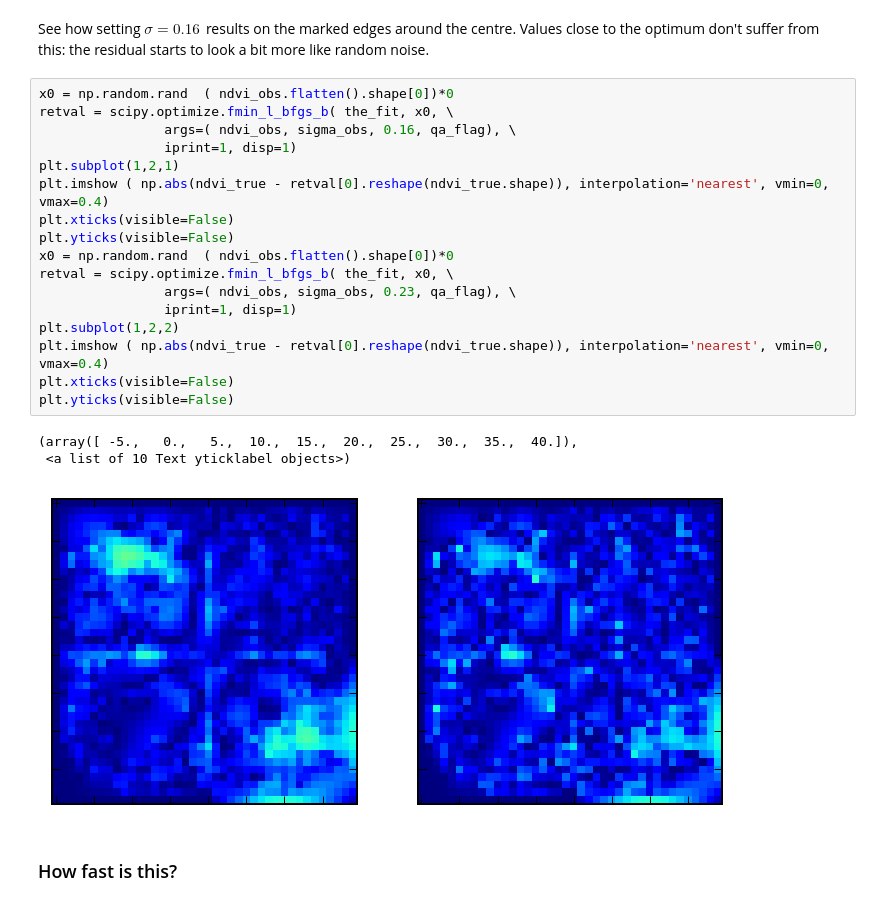
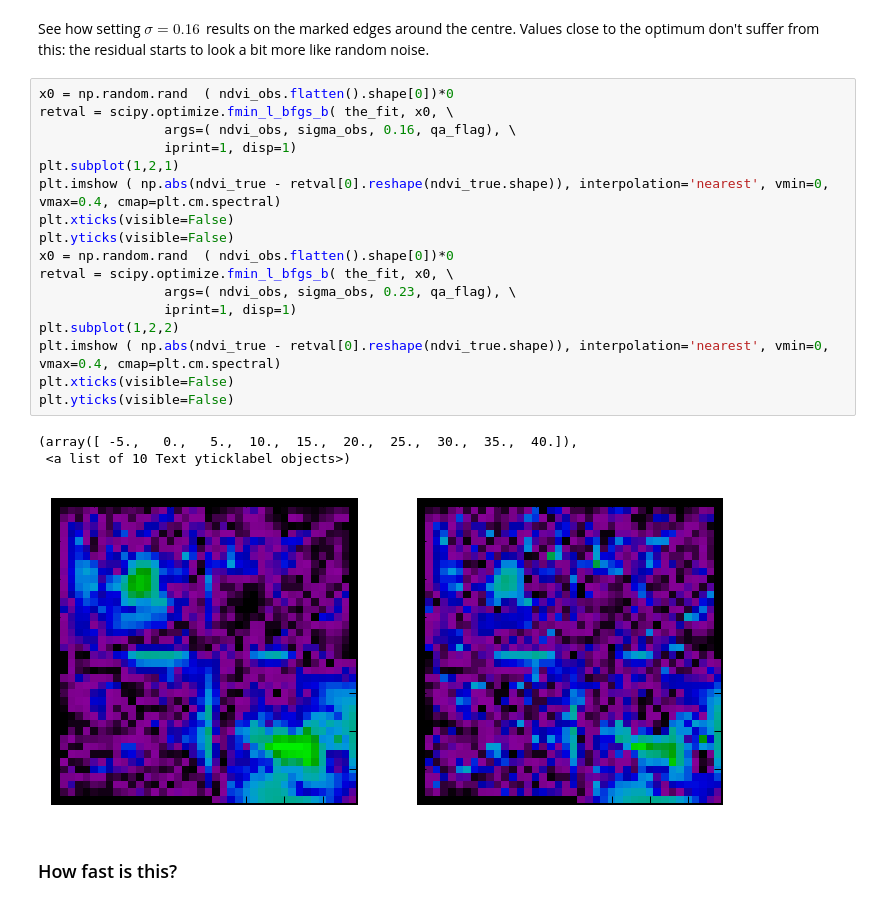
Before and after one commit to maxchernet/toy_eoldas, a Jupyter notebook: SpatialSmoothing.ipynb, the cells around one changed output. Cells and saved outputs as stored; diff of their text form.

```diff
--- a/SpatialSmoothing.ipynb
+++ b/SpatialSmoothing.ipynb
@@ -255,24 +255,24 @@ See how setting $\sigma=0.16\,$ results on the marked edges around the centre. V
 # %%
 x0 = np.random.rand  ( ndvi_obs.flatten().shape[0])*0
 retval = scipy.optimize.fmin_l_bfgs_b( the_fit, x0, \
                 args=( ndvi_obs, sigma_obs, 0.16, qa_flag), \
                 iprint=1, disp=1)
 plt.subplot(1,2,1)
-plt.imshow ( np.abs(ndvi_true - retval[0].reshape(ndvi_true.shape)), interpolation='nearest', vmin=0, vmax=0.4)
+plt.imshow ( np.abs(ndvi_true - retval[0].reshape(ndvi_true.shape)), interpolation='nearest', vmin=0, vmax=0.4, cmap=plt.cm.spectral)
 plt.xticks(visible=False)
 plt.yticks(visible=False)
 x0 = np.random.rand  ( ndvi_obs.flatten().shape[0])*0
 retval = scipy.optimize.fmin_l_bfgs_b( the_fit, x0, \
                 args=( ndvi_obs, sigma_obs, 0.23, qa_flag), \
                 iprint=1, disp=1)
 plt.subplot(1,2,2)
-plt.imshow ( np.abs(ndvi_true - retval[0].reshape(ndvi_true.shape)), interpolation='nearest', vmin=0, vmax=0.4)
+plt.imshow ( np.abs(ndvi_true - retval[0].reshape(ndvi_true.shape)), interpolation='nearest', vmin=0, vmax=0.4, cmap=plt.cm.spectral)
 plt.xticks(visible=False)
 plt.yticks(visible=False)
 # %% [output]
 (array([ -5.,   0.,   5.,  10.,  15.,  20.,  25.,  30.,  35.,  40.]),
  <a list of 10 Text yticklabel objects>)
-[figure, old version]
+[figure, new version]
 # %% [markdown]
 ### How fast is this?
 # %% [markdown]
```
Also changed, not shown: parts of 15 cells of this notebook.
